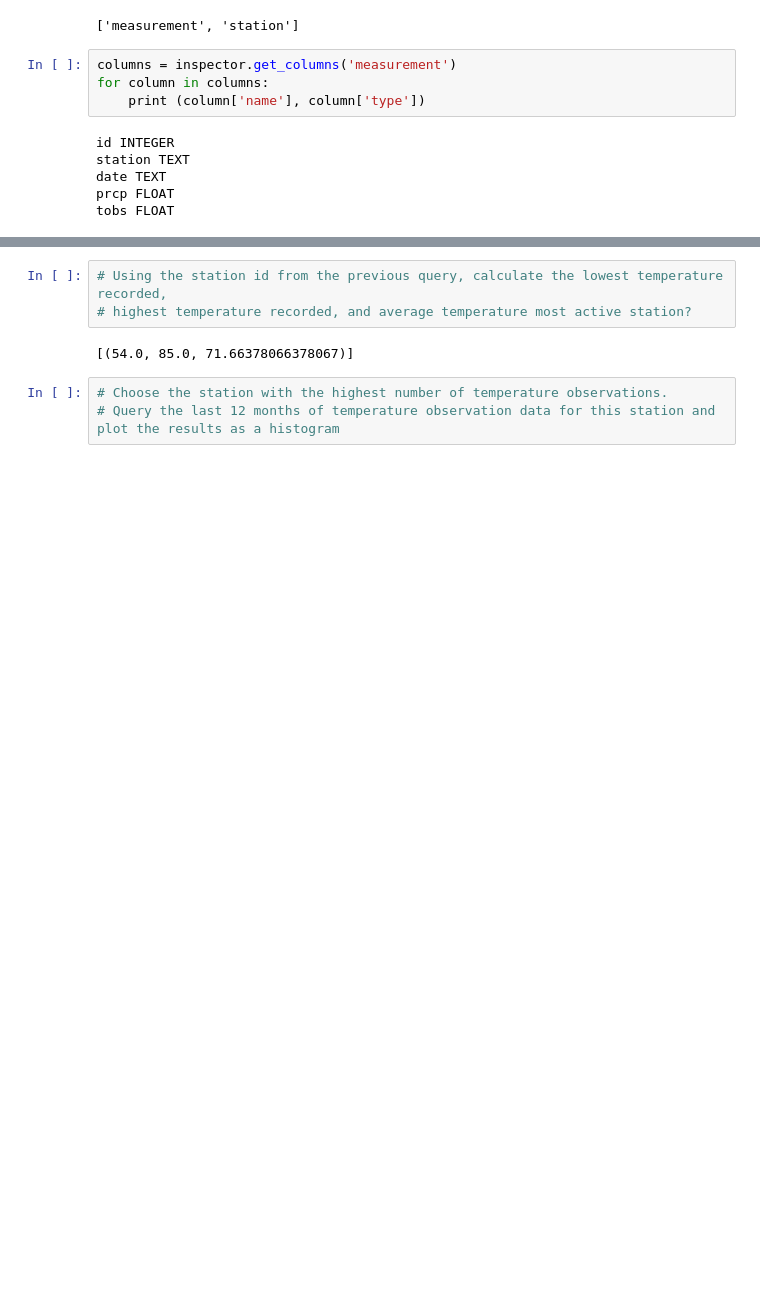
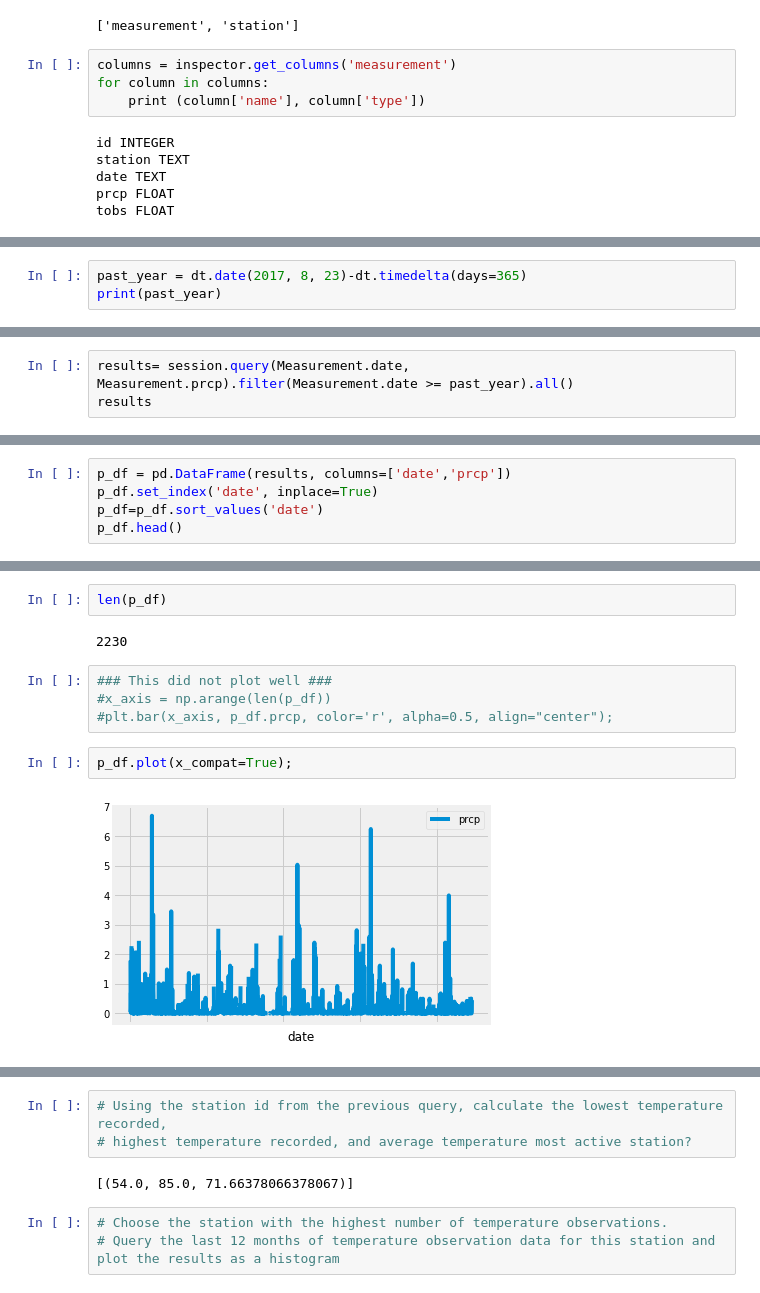
Before and after one commit to xjarodx/Advanced_Data_Storage_and_Retrieval, a Jupyter notebook: climate_starter.ipynb, the cells around one changed output, grey strips where cells are left out. Cells and saved outputs as stored; diff of their text form; blank space fills up the shorter version.

```diff
--- a/climate_starter.ipynb
+++ b/climate_starter.ipynb
@@ -83,0 +63,3 @@ SyntaxError: invalid syntax (<ipython-input-44-41bd9eae55ef>, line 1)
+# %%
+past_year = dt.date(2017, 8, 23)-dt.timedelta(days=365)
+print(past_year)
@@ -83,0 +68,3 @@ SyntaxError: invalid syntax (<ipython-input-44-41bd9eae55ef>, line 1)
+# %%
+results= session.query(Measurement.date, Measurement.prcp).filter(Measurement.date >= past_year).all()
+results
@@ -83,0 +89,5 @@ SyntaxError: invalid syntax (<ipython-input-44-41bd9eae55ef>, line 1)
+# %%
+p_df = pd.DataFrame(results, columns=['date','prcp'])
+p_df.set_index('date', inplace=True)
+p_df=p_df.sort_values('date')
+p_df.head()
@@ -83,0 +102,12 @@ SyntaxError: invalid syntax (<ipython-input-44-41bd9eae55ef>, line 1)
+# %%
+len(p_df)
+# %% [output]
+2230
+# %%
+### This did not plot well ###
+#x_axis = np.arange(len(p_df))
+#plt.bar(x_axis, p_df.prcp, color='r', alpha=0.5, align="center");
+# %%
+p_df.plot(x_compat=True);
+# %% [output]
+[figure, added]
```
Also changed, not shown: parts of 19 cells of this notebook.
